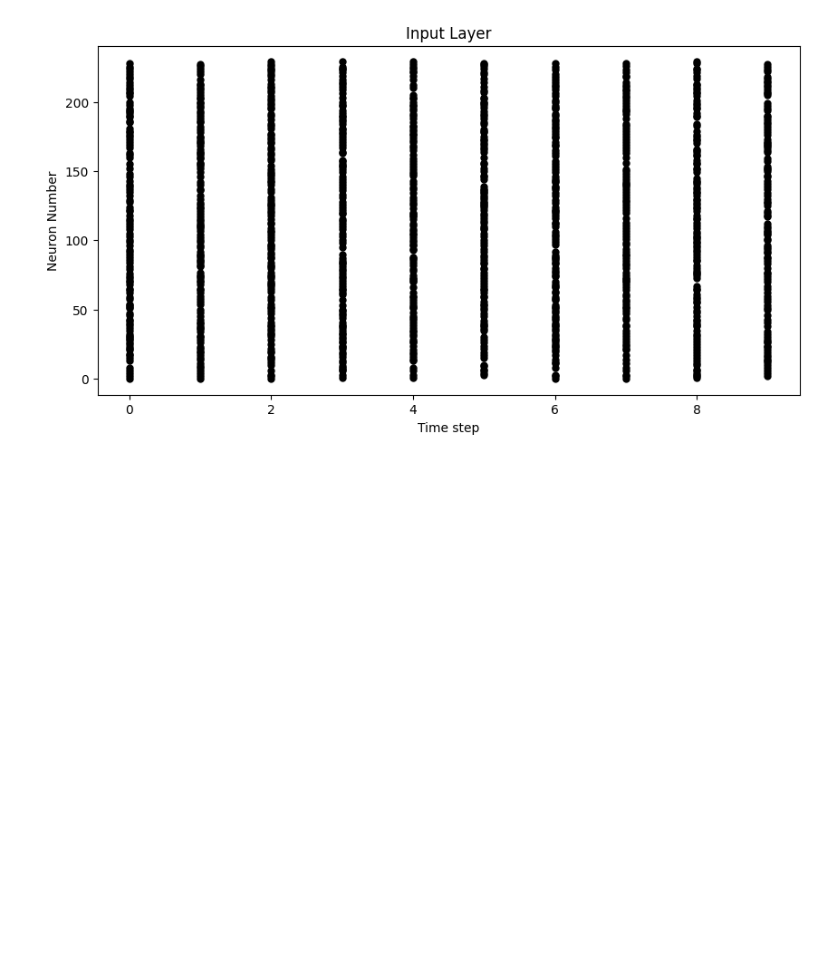
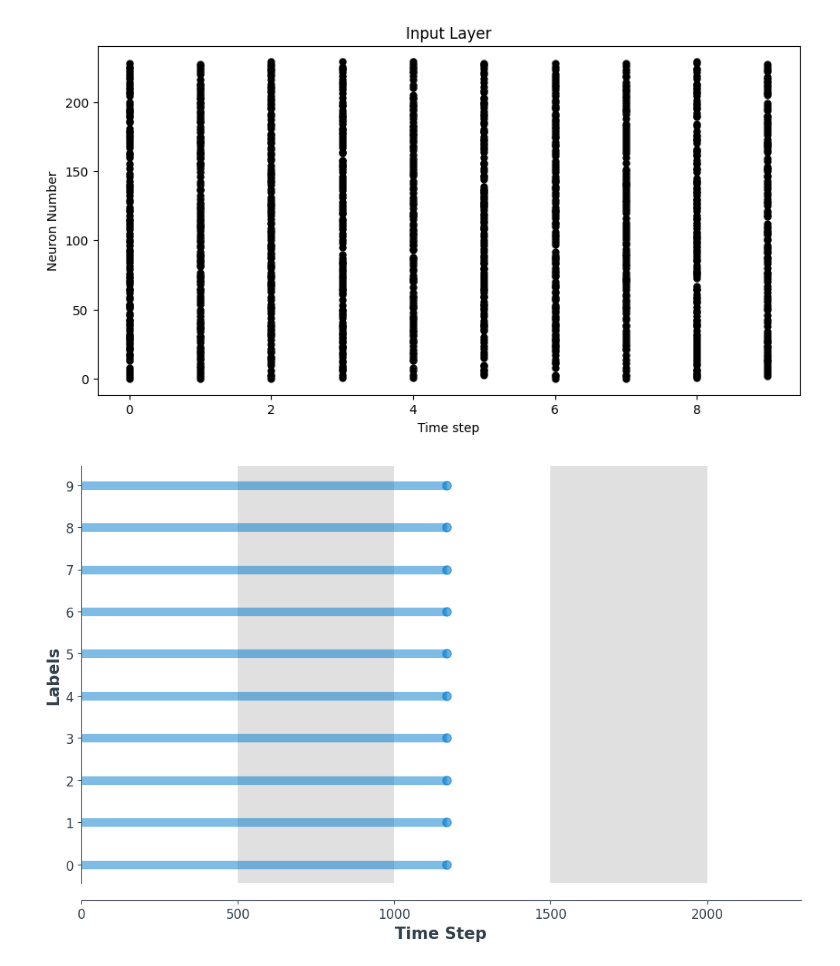
Before and after one commit to Da4kek/Neuromorphic-computing, a Jupyter notebook: Encodings/Rate_coding_imp_s.ipynb, the cells around one changed output. Saved outputs shown, nothing was run; the diff lists cells and outputs as text; code cells hidden in the pictures; blank space fills up the shorter version.

```diff
--- a/Encodings/Rate_coding_imp_s.ipynb
+++ b/Encodings/Rate_coding_imp_s.ipynb
@@ -122,3 +122,9 @@ plt.ylabel("Neuron Number")
 plt.show()
 # %% [output]
 [figure]
+# %%
+fig,ax = plt.subplots(facecolor="w",figsize=(12,7))
+labels = [str(x) for x in range(0,10)]
+splt.spike_count(spike_data[:,0],fig,ax,labels=labels)
+# %% [output]
+[figure, added]
```
Also changed, not shown: parts of 2 cells of this notebook.
